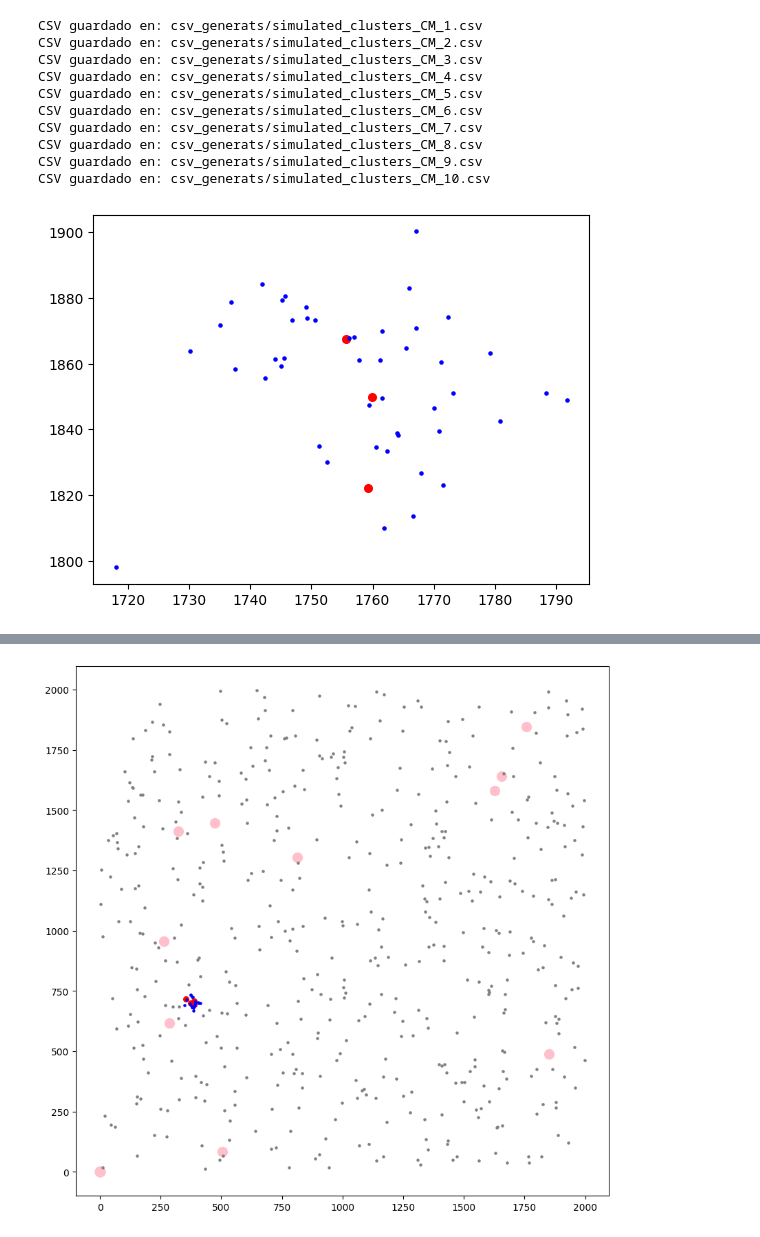
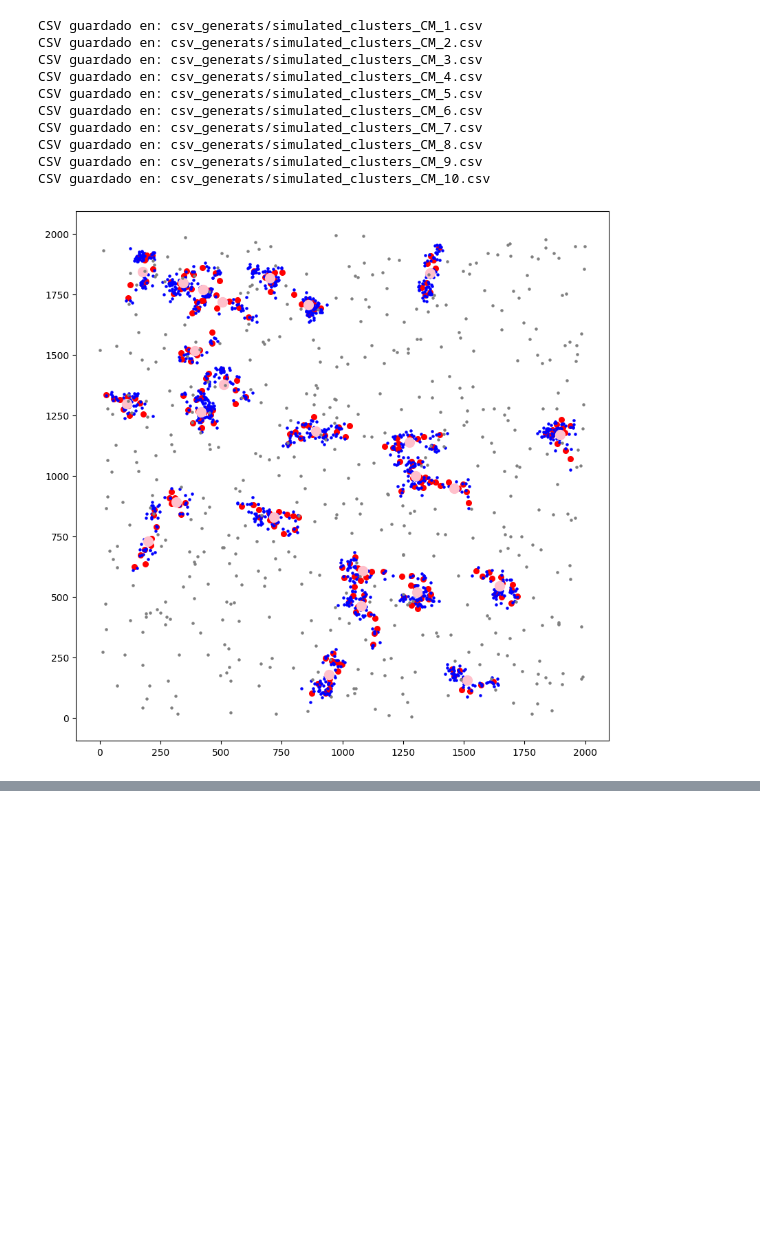
Before and after one commit to cmanzo/TFG, a Jupyter notebook: benchmark/sim_clust.ipynb, the cells around one changed output, grey strips where cells are left out. Cells and saved outputs as stored; diff of their text form; code cells hidden in the pictures; blank space fills up the shorter version.

```diff
--- a/benchmark/sim_clust.ipynb
+++ b/benchmark/sim_clust.ipynb
@@ -36,15 +36,16 @@ lim = 100
 number_of_clusters = 25
 # mean_number_of_proteins = 4
 # stddev_number_of_proteins = 0
-min_number_of_proteins = 2
-max_number_of_proteins = 7
+min_number_of_proteins = 7
+max_number_of_proteins = 14
+mean_number_of_proteins = (min_number_of_proteins + max_number_of_proteins) / 2
 # stdev_cluster_radius = 50
-link_min = 10      # minimum distance to previous protein
-link_max = 40      # maximum distance to previous protein
+link_min = 20      # minimum distance to previous protein
+link_max = 60      # maximum distance to previous protein
 overlap_min = link_min
-p_geo = 1/10 # 1 means that the mean number of localizations per protein is 1/p_geo
+p_geo = 1/5 # 1 means that the mean number of localizations per protein is 1/p_geo
 stdev_loc_prec = 15
-noise_level = 0.5 * number_of_clusters * mean_number_of_proteins * (1/p_geo) # noise level as a function of the number of clusters, proteins and localizations
+noise_level = 1 * number_of_clusters * mean_number_of_proteins * (1/p_geo) # noise level as a function of the number of clusters, proteins and localizations
 
 disp = True
 
@@ -61,6 +62,10 @@ for run in range(10):
 
     data= []
 
+    if disp:
+        fig = plt.figure(figsize=(10, 10))
+
+
     for i in range(number_of_clusters):
         index_cluster = index_cluster + 1
         number_of_proteins = np.random.randint(min_number_of_proteins, max_number_of_proteins + 1)
@@ -75,8 +80,6 @@ for run in range(10):
                                                 overlap_min
                                                 )
 
-        if disp:
-            fig = plt.figure(figsize=(10, 10))
 
         cluster_coord[i, :]= cc
 
@@ -94,34 +97,34 @@ for run in range(10):
 
                 data.append([x_loc, y_loc, index_cluster])
 
                 if disp:
                     plt.scatter(x_loc, y_loc, color='blue', s=5)
 
-        if disp:
-            plt.scatter(cluster_coord[:, 0], cluster_coord[:, 1], color='pink', s=100, label='Cluster Centers')
-            plt.scatter(noise_coord[:, 0], noise_coord[:, 1], color='gray', s=5, label='Noise')
+    if disp:
+        plt.scatter(cluster_coord[:, 0], cluster_coord[:, 1], color='pink', s=100, label='Cluster Centers')
+        plt.scatter(noise_coord[:, 0], noise_coord[:, 1], color='gray', s=5, label='Noise')
 
 
     for i in range(len(noise_coord)):
         x_noise = noise_coord[i, 0]
         y_noise = noise_coord[i, 1]
         data.append([x_noise, y_noise, 0])
 
     df = pd.DataFrame(data, columns=["x", "y", "index"])
     filename = f"simulated_clusters_CM_{run+1}.csv"
     output_path = os.path.join(output_folder, filename)
     df.to_csv(output_path, index=False)
 
     print(f"CSV guardado en: {output_path}")
 # %% [output]
 CSV guardado en: csv_generats/simulated_clusters_CM_1.csv
 CSV guardado en: csv_generats/simulated_clusters_CM_2.csv
 CSV guardado en: csv_generats/simulated_clusters_CM_3.csv
 CSV guardado en: csv_generats/simulated_clusters_CM_4.csv
 CSV guardado en: csv_generats/simulated_clusters_CM_5.csv
 CSV guardado en: csv_generats/simulated_clusters_CM_6.csv
 CSV guardado en: csv_generats/simulated_clusters_CM_7.csv
 CSV guardado en: csv_generats/simulated_clusters_CM_8.csv
 CSV guardado en: csv_generats/simulated_clusters_CM_9.csv
 CSV guardado en: csv_generats/simulated_clusters_CM_10.csv
-[figure, old version]
+[figure, new version]
@@ -137 +139,0 @@ CSV guardado en: csv_generats/simulated_clusters_CM_10.csv
-[figure, removed]
```
Also changed, not shown: parts of 1 cell of this notebook, 10 other files.
